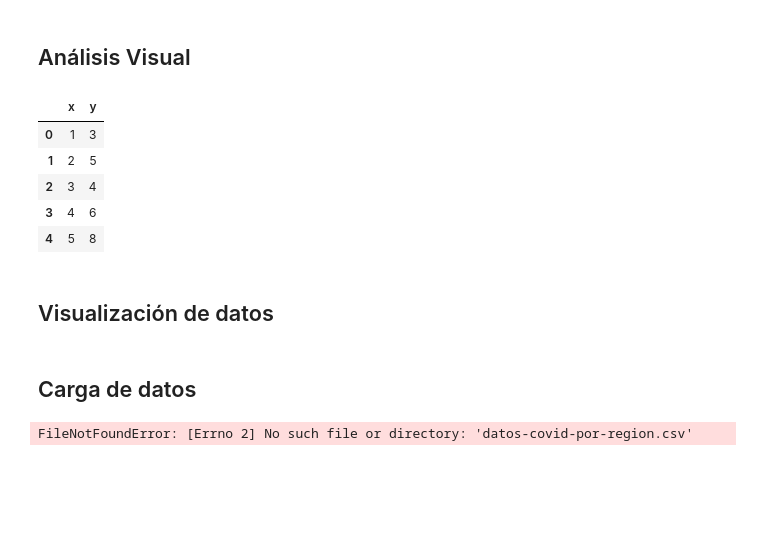
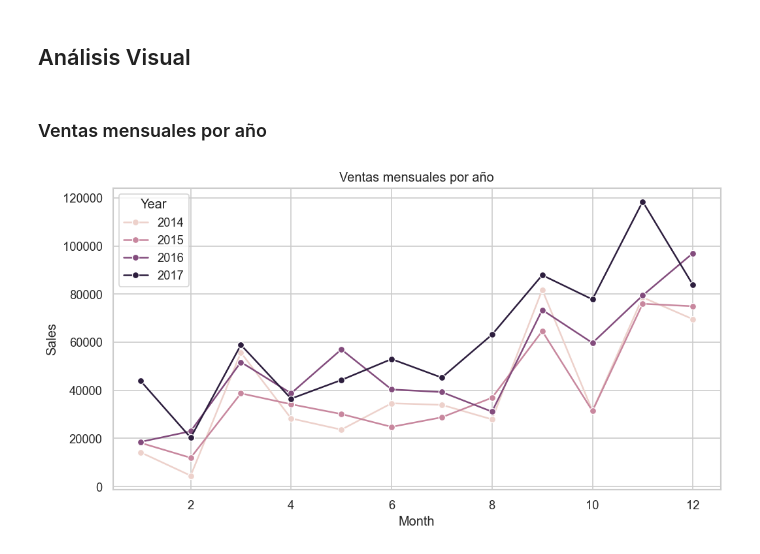
Before and after one commit to r2847txt/DataAnalysisSence2025, a Jupyter notebook: 3_AnalisisExploratorioProgramacionEstadistica/Clase3/Actividad/SuperStore-ClaudioCarrillo.ipynb, the cells around one changed output. Saved outputs shown, nothing was run; the diff lists cells and outputs as text; code cells hidden in the pictures; blank space fills up the shorter version.

```diff
--- a/3_AnalisisExploratorioProgramacionEstadistica/Clase3/Actividad/SuperStore-ClaudioCarrillo.ipynb
+++ b/3_AnalisisExploratorioProgramacionEstadistica/Clase3/Actividad/SuperStore-ClaudioCarrillo.ipynb
@@ -88,45 +123,19 @@ df.sample(4).T
 # %% [markdown]
 ## Análisis Visual
-# %%
-# -------------------------
-# 1) Dataset de juguete
-# -------------------------
-df = pd.DataFrame({
-    "x": [1, 2, 3, 4, 5],
-    "y": [3, 5, 4, 6, 8]
-})
-df
-# %% [output]
-|  | x | y |
-| 0 | 1 | 3 |
-| 1 | 2 | 5 |
-| 2 | 3 | 4 |
-| 3 | 4 | 6 |
-| 4 | 5 | 8 |
 # %% [markdown]
-## Visualización de datos
+### Ventas mensuales por año
-# %%
-# Calidad de figuras en notebook
-plt.rcParams["figure.dpi"] = 120
-
-# Estilo global (Seaborn ajusta Matplotlib)
-sns.set_theme(style="whitegrid")
-
-# Para ver todas las columnas en DataFrames
-pd.set_option("display.max_columns", None)
-# %% [markdown]
-## Carga de datos
-# %%
-path_region = "datos-covid-por-region.csv"
-path_etareo = "datos-covid-etareo.csv"
-
-df_region = pd.read_csv(path_region)
-df_etareo = pd.read_csv(path_etareo)
-
-print("df_region:", df_region.shape)
-display(df_region.head())
-
-print("\ndf_etareo:", df_etareo.shape)
-display(df_etareo.head())
-# %% [output]
-FileNotFoundError: [Errno 2] No such file or directory: 'datos-covid-por-region.csv'
+# %%
+# Crear columnas auxiliares desde Order Date
+df['Year'] = df['Order Date'].dt.year
+df['Month'] = df['Order Date'].dt.month
+df['DayOfWeek'] = df['Order Date'].dt.day_name()
+# %%
+# Agrupación por año y mes
+sales_by_month = df.groupby(['Year','Month'])['Sales'].sum().reset_index()
+
+plt.figure(figsize=(10,5))
+sns.lineplot(data=sales_by_month, x='Month', y='Sales', hue='Year', marker="o")
+plt.title("Ventas mensuales por año")
+plt.show()
+# %% [output]
+[figure, added]
```
Also changed, not shown: parts of 9 cells of this notebook, 2 other files.
